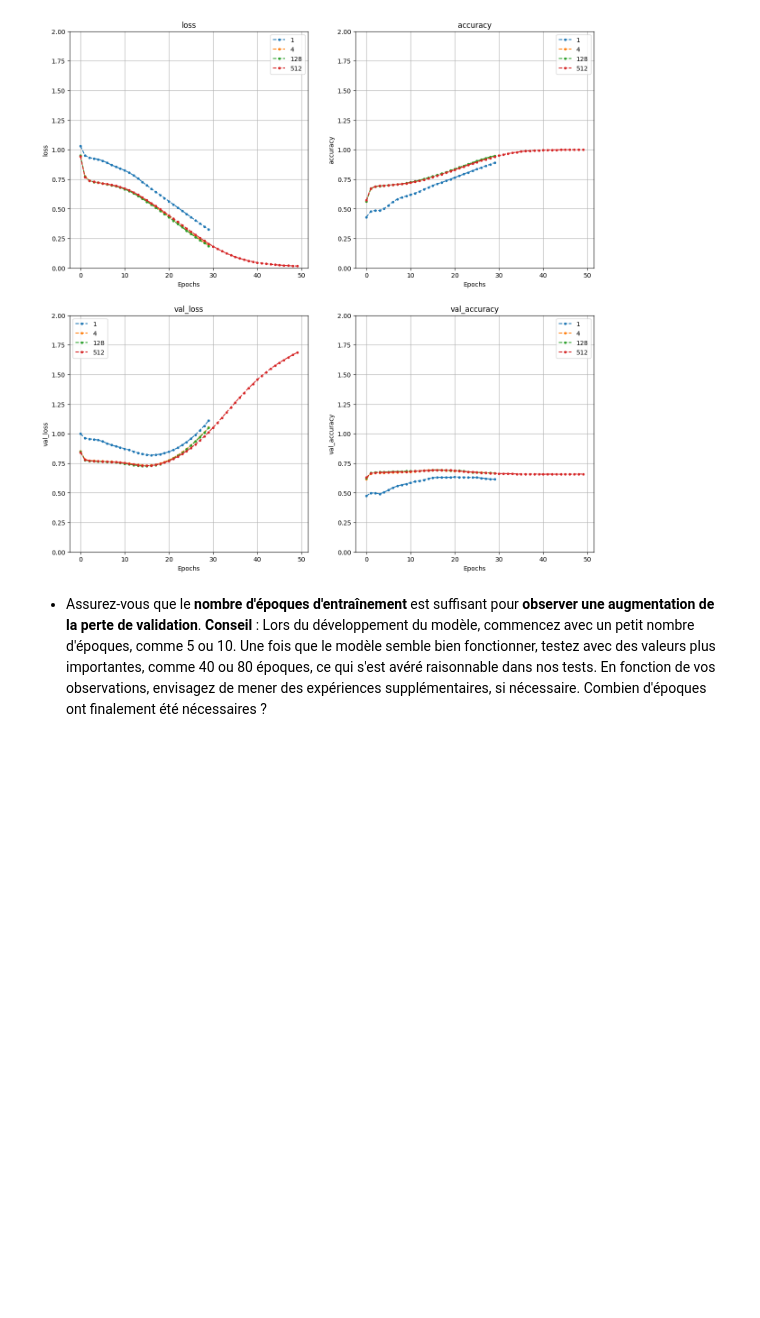
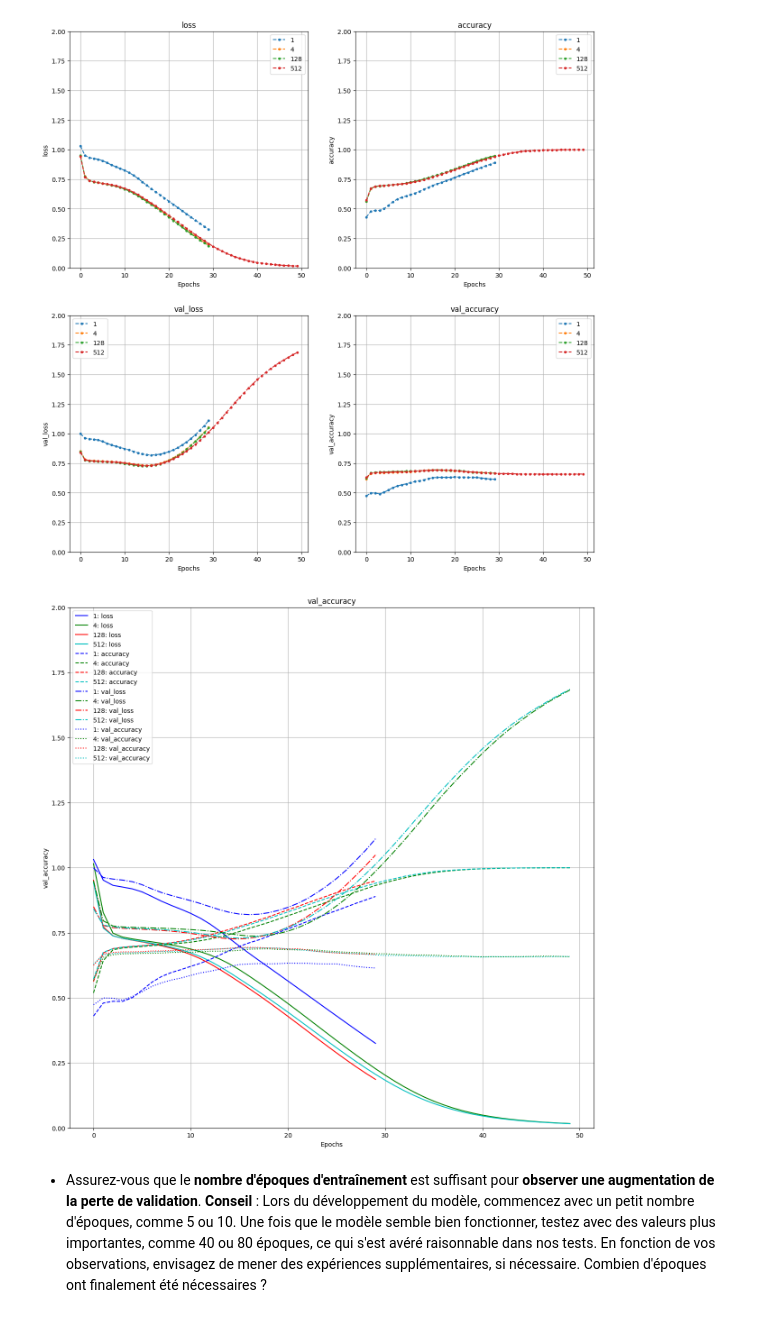
Before and after one commit to K-nCh-n/LearningML, a Jupyter notebook: Devoir3/csi4506-a24-d3-gabarit.ipynb, the cells around one changed output. Saved outputs shown, nothing was run; the diff lists cells and outputs as text; code cells hidden in the pictures; blank space fills up the shorter version.

```diff
--- a/Devoir3/csi4506-a24-d3-gabarit.ipynb
+++ b/Devoir3/csi4506-a24-d3-gabarit.ipynb
@@ -724,6 +723,24 @@ for i, score in enumerate(scores):
 plt.show()
 # %% [output]
 [figure]
+# %%
+plt.figure(figsize=(15,15))
+scores = ["loss", "accuracy", "val_loss", "val_accuracy"]
+model_sizes = [1, 4, 128, 512]
+colors = ["b", "g", "r", "c"]
+linestyles = ["-", "--", "-.", ":"]
+for i, score in enumerate(scores):
+    plt.ylim(0, 2)
+    plt.grid(True)
+    for j, model_size in enumerate(model_sizes):
+        plt.plot(histories[model_size].history[score], label=f"{model_size}: {score}", color=colors[j], linestyle=linestyles[i])
+        plt.xlabel("Epochs")
+        plt.ylabel(score)
+        plt.title(f"{score}")
+    plt.legend(loc="best")
+plt.show()
+# %% [output]
+[figure, added]
 # %% [markdown]
 - Assurez-vous que le **nombre d'époques d'entraînement** est suffisant pour **observer une augmentation de la perte de validation**. **Conseil** : Lors du développement du modèle, commencez avec un petit nombre d'époques, comme 5 ou 10. Une fois que le modèle semble bien fonctionner, testez avec des valeurs plus importantes, comme 40 ou 80 époques, ce qui s'est avéré raisonnable dans nos tests. En fonction de vos observations, envisagez de mener des expériences supplémentaires, si nécessaire. Combien d'époques ont finalement été nécessaires ?
 # %%
```
Also changed, not shown: parts of 10 cells of this notebook.
